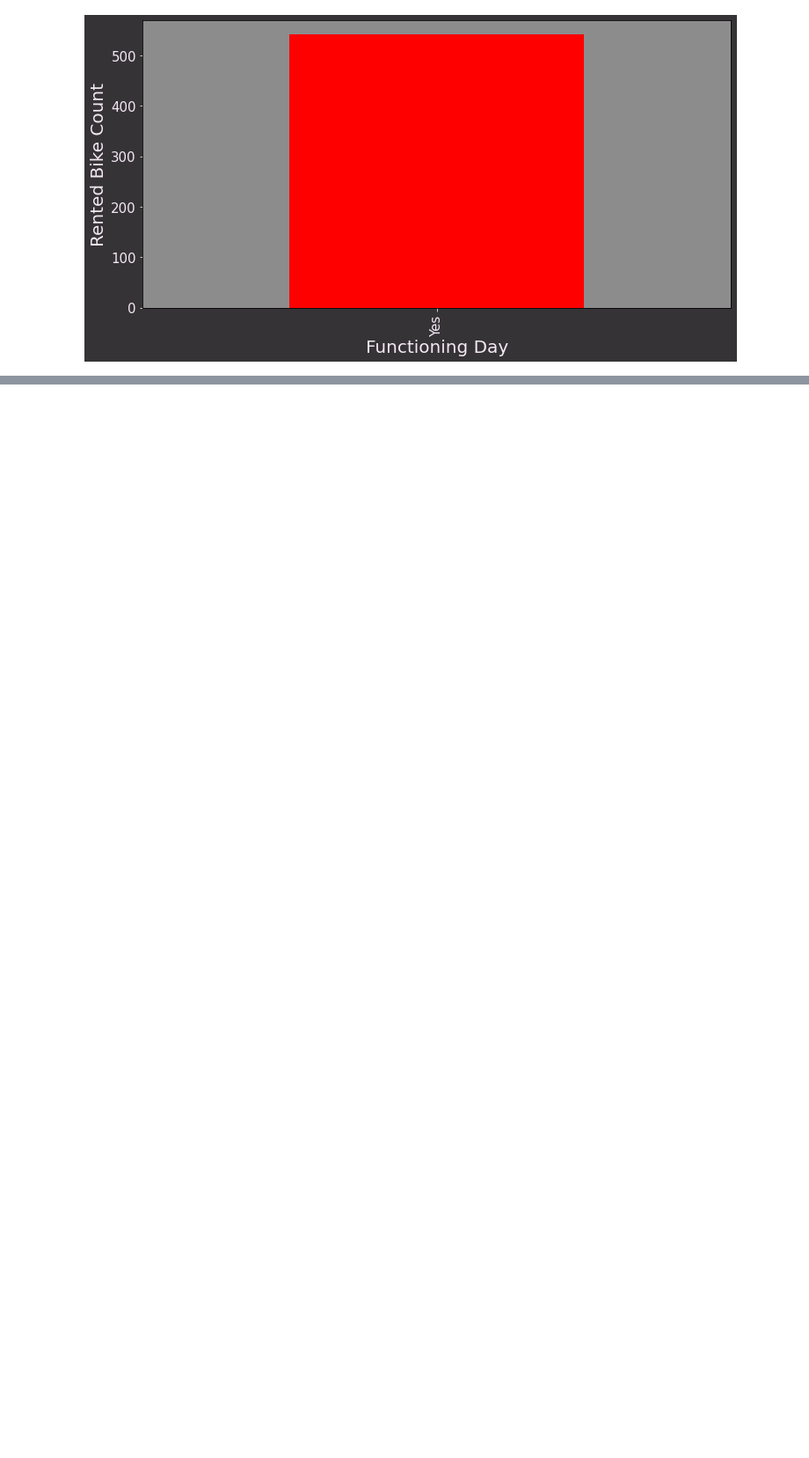
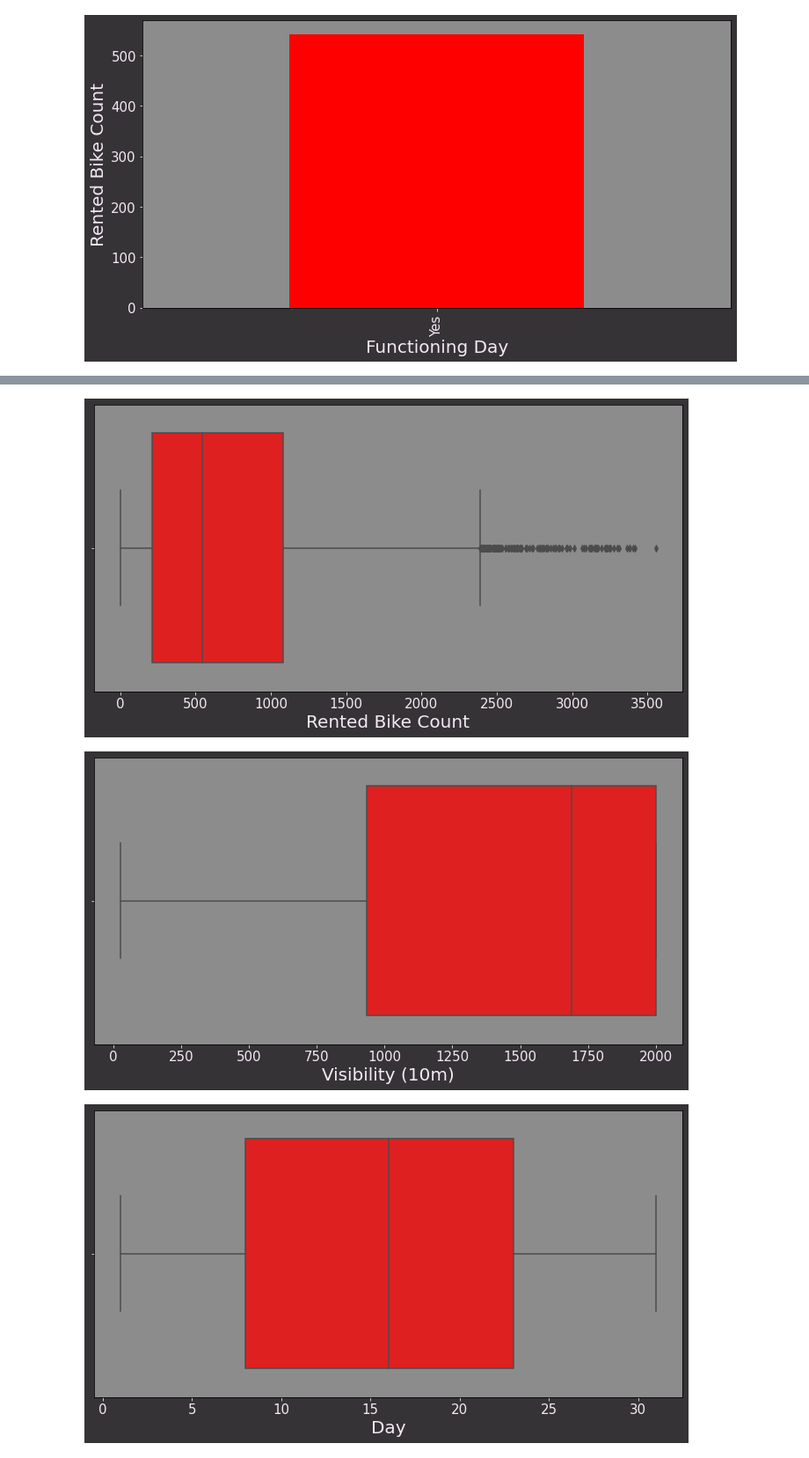
Before and after one commit to Amit-95/Bike_sharing_demand_pred, a Jupyter notebook: Bike_Sharing_Demand_Prediction_Capstone_Project.ipynb, the cells around one changed output, grey strips where cells are left out. Shown at 88% size. Cells and saved outputs as stored; diff of their text form; code cells hidden in the pictures; blank space fills up the shorter version.

```diff
--- a/Bike_Sharing_Demand_Prediction_Capstone_Project.ipynb
+++ b/Bike_Sharing_Demand_Prediction_Capstone_Project.ipynb
@@ -378,0 +387,16 @@ for feature in categorical_features:
+# %%
+for feature in numerical_features:
+    dataset=data.copy()
+    if 0 in dataset[feature].unique():
+        pass
+    else:
+        fig, ax = plt.subplots(figsize=(12,6),facecolor="#363336")
+        ax.patch.set_facecolor('#8C8C8C')
+        sns.boxplot(data[feature],color='red')
+        ax.tick_params(axis='x', colors='#F5E9F5',labelsize=15)
+        ax.tick_params(axis='y', colors='#F5E9F5',labelsize=15)
+        ax.set_xlabel(feature, color='#F5E9F5', fontsize=20)
+# %% [output]
+[figure, added]
+[figure, added]
+[figure, added]
```
Also changed, not shown: parts of 9 cells of this notebook.
